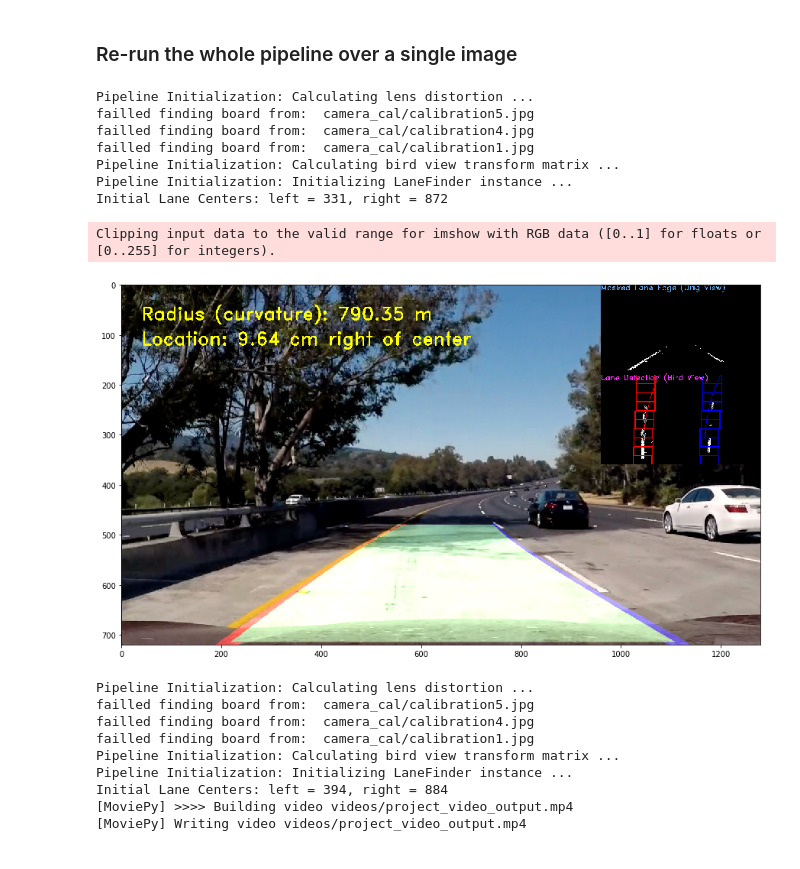
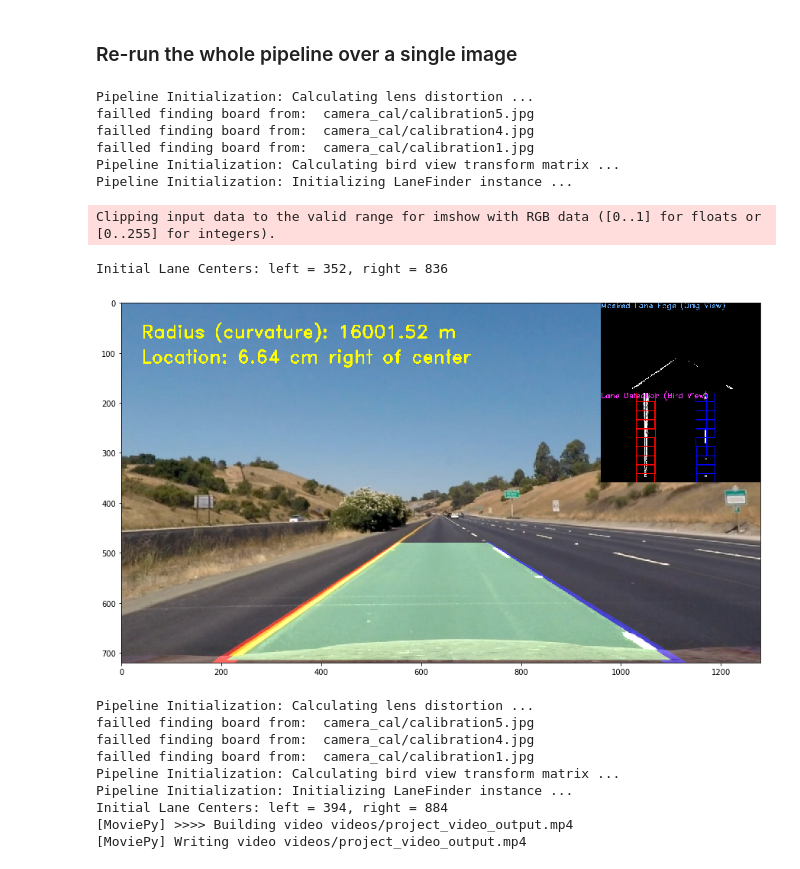
Before and after one commit to StevenShuoFeng/CarND-Advanced-Lane-Lines, a Jupyter notebook: P4_playground.ipynb, the cells around one changed output. Drawn from its saved outputs; the diff is of its cells as text; code cells hidden in the pictures.

```diff
--- a/P4_playground.ipynb
+++ b/P4_playground.ipynb
@@ -32,8 +32,10 @@ failled finding board from:  camera_cal/calibration1.jpg
 # %% [markdown]
 ### Apply the distortion correction to one of the calibration image:
 # %%
-fn = 'camera_cal/calibration2.jpg'
+fn = 'test_images/straight_lines1.jpg'
 img = cv2.imread(fn)
+img = cv2.cvtColor(img, cv2.COLOR_BGR2RGB)
+
 img_corrected = cv2.undistort(img, mtx, dist, None, mtx)
 
 f, (ax1, ax2) = plt.subplots(1, 2, figsize=(20,10))
@@ -163,28 +162,26 @@ Clipping input data to the valid range for imshow with RGB data ([0..1] for floa
 # %%
 %autoreload 2
 
+img = img_corrected
+
 p = PipeLine()
-
-fn = 'test_images/test5.jpg'
-img = cv2.imread(fn)
-img = cv2.cvtColor(img, cv2.COLOR_BGR2RGB)
 res = p.run_Pipeline(img)
 
 # Display
 plt.rcParams['figure.figsize'] = (15, 15)
 
 plt.imshow(res)
 plt.show()
 # %% [output]
 Pipeline Initialization: Calculating lens distortion ...
 failled finding board from:  camera_cal/calibration5.jpg
 failled finding board from:  camera_cal/calibration4.jpg
 failled finding board from:  camera_cal/calibration1.jpg
 Pipeline Initialization: Calculating bird view transform matrix ...
 Pipeline Initialization: Initializing LaneFinder instance ...
-Initial Lane Centers: left = 331, right = 872
 Clipping input data to the valid range for imshow with RGB data ([0..1] for floats or [0..255] for integers).
+Initial Lane Centers: left = 352, right = 836
-[figure, old version]
+[figure, new version]
 # %%
 ## Run the pipeline over the entire video
 # %%
```
Also changed, not shown: parts of 3 cells of this notebook, 12 other files.
